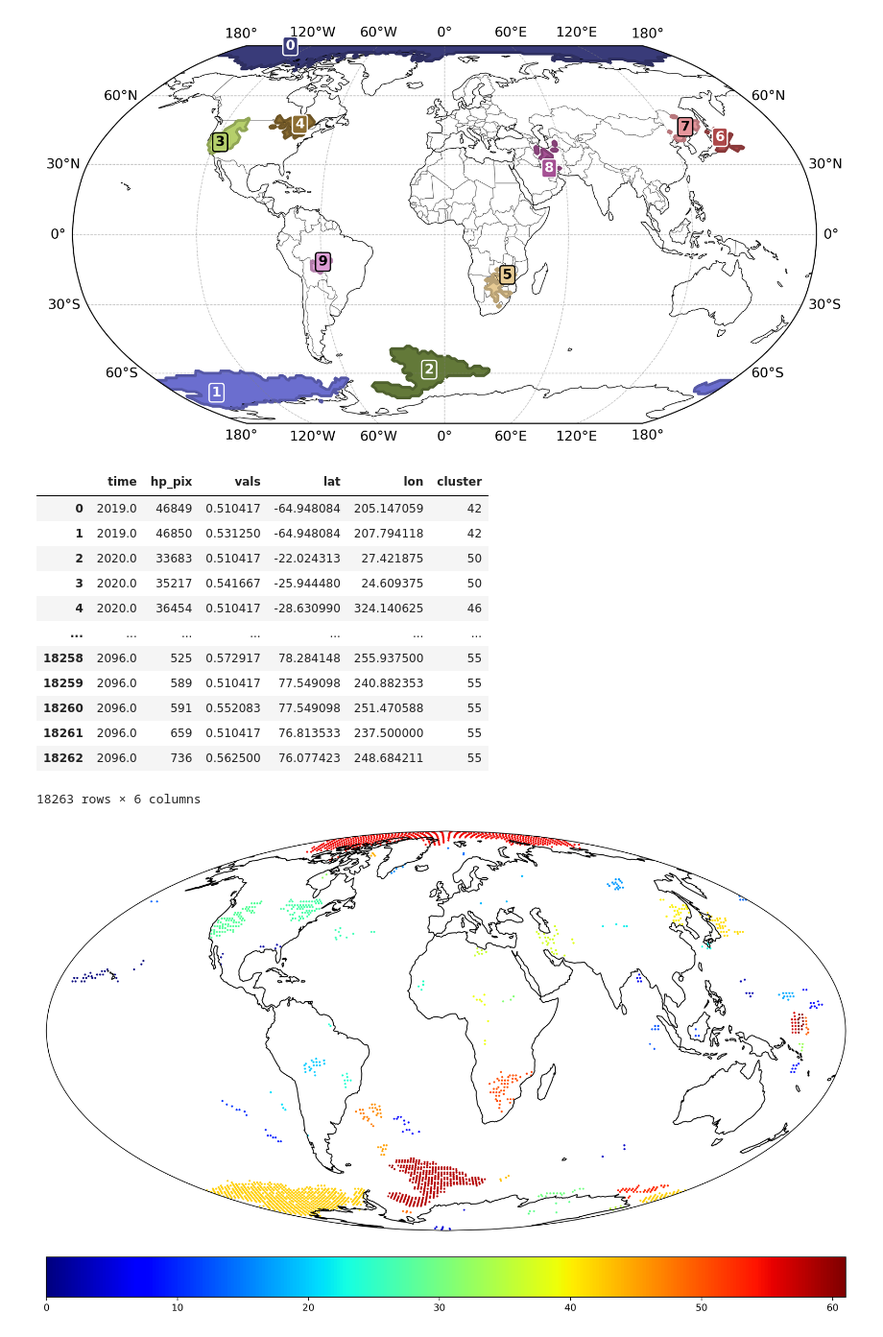
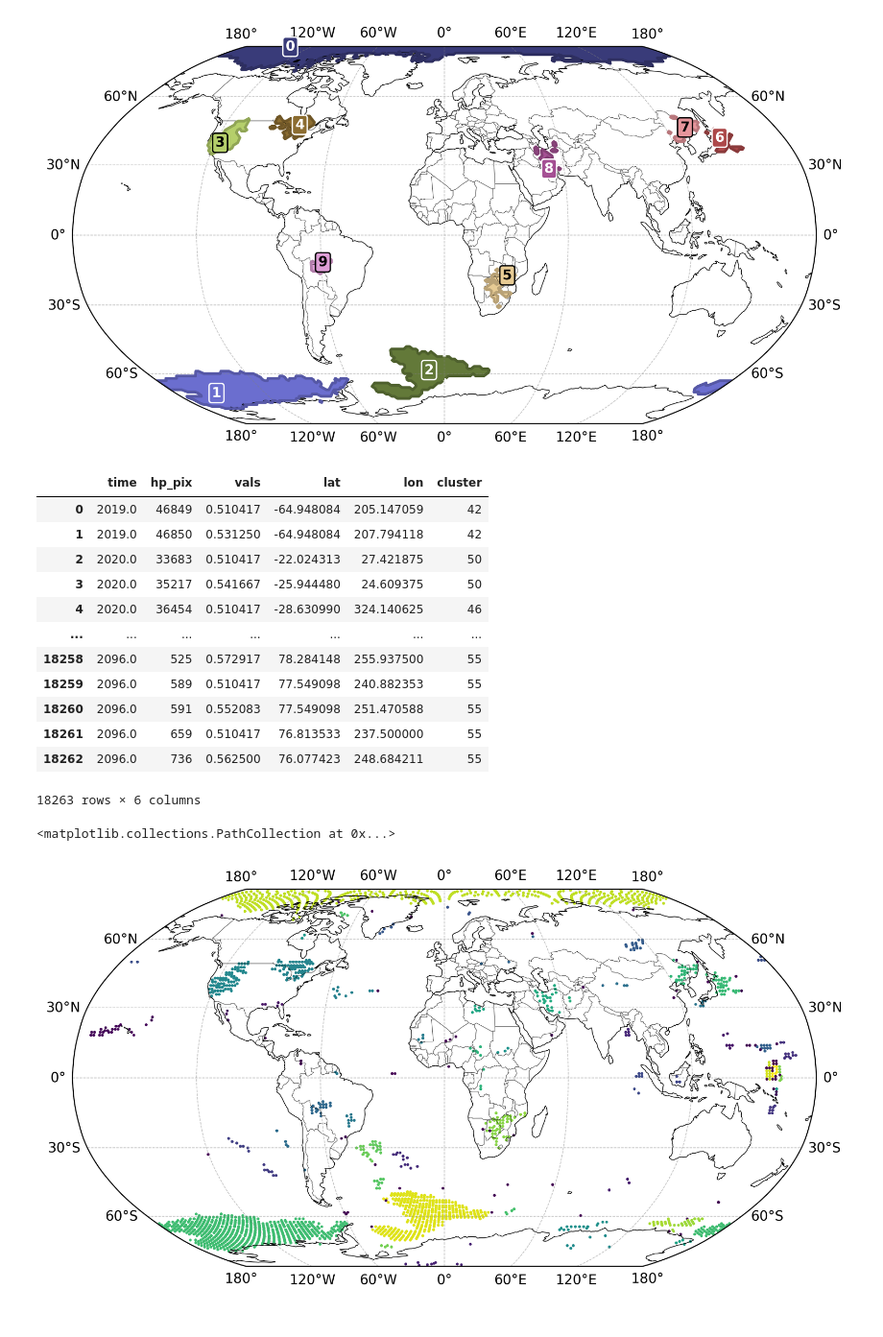
Before and after one commit to tipmip-methods/toad, a Jupyter notebook: tutorials/cluster_regridding.ipynb, the cells around one changed output. Shown at 96% size. Cells and saved outputs as stored; diff of their text form; code cells hidden in the pictures.

```diff
--- a/tutorials/cluster_regridding.ipynb
+++ b/tutorials/cluster_regridding.ipynb
@@ -60,25 +46,31 @@ Identified clusters: [-1  0  1  2  3  4  5  6  7  8  9 10 11 12 13 14 15 16 17 1
 td.plotter().cluster_map("tas", cluster_ids=range(10), projection="global");
 # %% [output]
 [figure]
-# %%
-# we can also access the clusters in the healpix grid
-regridder.df_healpix
-# %% [output]
-|  | time | hp_pix | vals | lat | lon | cluster |
-| 0 | 2019.0 | 46849 | 0.510417 | -64.948084 | 205.147059 | 42 |
-| 1 | 2019.0 | 46850 | 0.531250 | -64.948084 | 207.794118 | 42 |
-| 2 | 2020.0 | 33683 | 0.510417 | -22.024313 | 27.421875 | 50 |
-| 3 | 2020.0 | 35217 | 0.541667 | -25.944480 | 24.609375 | 50 |
-| 4 | 2020.0 | 36454 | 0.510417 | -28.630990 | 324.140625 | 46 |
-| ... | ... | ... | ... | ... | ... | ... |
-| 18258 | 2096.0 | 525 | 0.572917 | 78.284148 | 255.937500 | 55 |
-| 18259 | 2096.0 | 589 | 0.510417 | 77.549098 | 240.882353 | 55 |
-| 18260 | 2096.0 | 591 | 0.552083 | 77.549098 | 251.470588 | 55 |
-| 18261 | 2096.0 | 659 | 0.510417 | 76.813533 | 237.500000 | 55 |
-| 18262 | 2096.0 | 736 | 0.562500 | 76.077423 | 248.684211 | 55 |
-18263 rows × 6 columns
-# %%
-# or plot the data in the healpix grid
-regridder.plot_clusters()
-# %% [output]
-[figure, removed]
+# %%
+# we can also access the clusters in the healpix grid
+display(regridder.df_healpix)
+
+# and plot the data in the healpix grid
+lats, lons, cluster = (
+    regridder.df_healpix.lat,
+    regridder.df_healpix.lon,
+    regridder.df_healpix.cluster,
+)
+fig, ax = td.plotter().map(projection="global")
+ax.scatter(lons, lats, c=cluster, s=1, transform=ccrs.PlateCarree())
+# %% [output]
+|  | time | hp_pix | vals | lat | lon | cluster |
+| 0 | 2019.0 | 46849 | 0.510417 | -64.948084 | 205.147059 | 42 |
+| 1 | 2019.0 | 46850 | 0.531250 | -64.948084 | 207.794118 | 42 |
+| 2 | 2020.0 | 33683 | 0.510417 | -22.024313 | 27.421875 | 50 |
+| 3 | 2020.0 | 35217 | 0.541667 | -25.944480 | 24.609375 | 50 |
+| 4 | 2020.0 | 36454 | 0.510417 | -28.630990 | 324.140625 | 46 |
+| ... | ... | ... | ... | ... | ... | ... |
+| 18258 | 2096.0 | 525 | 0.572917 | 78.284148 | 255.937500 | 55 |
+| 18259 | 2096.0 | 589 | 0.510417 | 77.549098 | 240.882353 | 55 |
+| 18260 | 2096.0 | 591 | 0.552083 | 77.549098 | 251.470588 | 55 |
+| 18261 | 2096.0 | 659 | 0.510417 | 76.813533 | 237.500000 | 55 |
+| 18262 | 2096.0 | 736 | 0.562500 | 76.077423 | 248.684211 | 55 |
+18263 rows × 6 columns
+<matplotlib.collections.PathCollection at 0x...>
+[figure, added]
```
Also changed, not shown: parts of 3 cells of this notebook, 7 other files.
